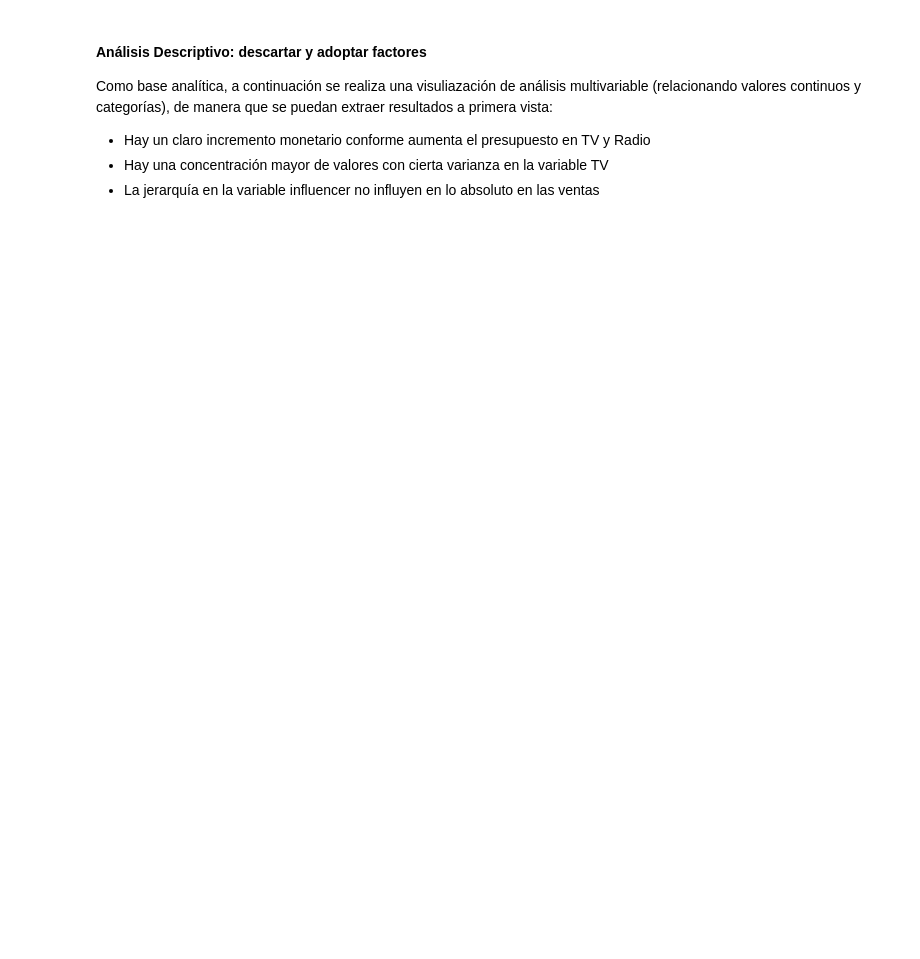
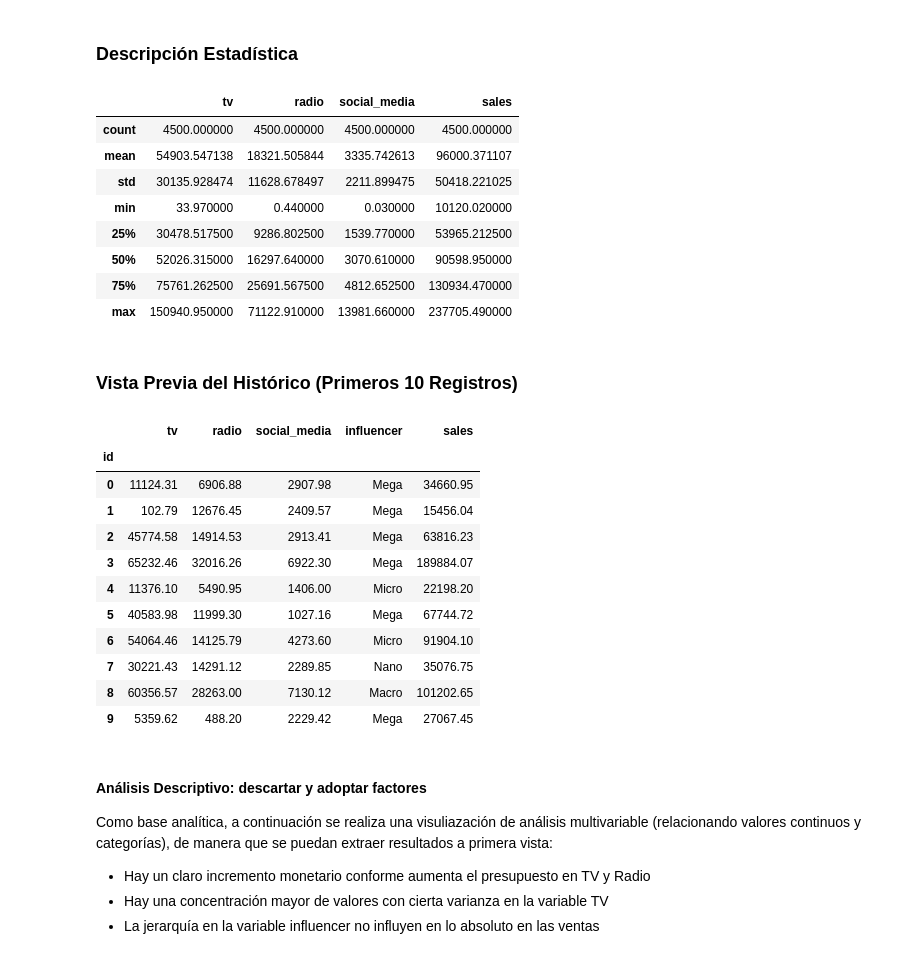
Before and after one commit to genagithub/proyecto-2, a Jupyter notebook: proyecto_2_mmm_product.ipynb, the cells around one changed output. Cells and saved outputs as stored; diff of their text form; code cells hidden in the pictures; blank space fills up the shorter version.

```diff
--- a/proyecto_2_mmm_product.ipynb
+++ b/proyecto_2_mmm_product.ipynb
@@ -1,26 +1,51 @@
 # %%
+from IPython.display import display, Markdown
 import pandas as pd
 import numpy as np
 import matplotlib.pyplot as plt
 import seaborn as sns
 from plotly.subplots import make_subplots
 import plotly.express as px
 import plotly.graph_objects as go
 import dash
-import dash_core_components as dcc
-import dash_html_components as html
+from dash import html, dcc
 from dash.dependencies import Input, Output
 from scipy.stats import pearsonr, zscore, kurtosis, shapiro
 from sklearn.metrics import r2_score, mean_squared_error
 from sklearn.linear_model import LinearRegression
 
 
-df = pd.read_csv("data/advertising_and_sales.csv", index_col="id")
+df = pd.read_csv("/content/advertising_and_sales.csv", index_col="id")
 
-print("Descripción estadística:")
-print(df.describe())
-print("Primeros registros:")
-print(df.head(10))
+display(Markdown("### Descripción Estadística"))
+display(df.describe())
+
+display(Markdown("### Vista Previa del Histórico (Primeros 10 Registros)"))
+display(df.head(10))
+# %% [output]
+### Descripción Estadística
+|  | tv | radio | social_media | sales |
+| count | 4500.000000 | 4500.000000 | 4500.000000 | 4500.000000 |
+| mean | 54903.547138 | 18321.505844 | 3335.742613 | 96000.371107 |
+| std | 30135.928474 | 11628.678497 | 2211.899475 | 50418.221025 |
+| min | 33.970000 | 0.440000 | 0.030000 | 10120.020000 |
+| 25% | 30478.517500 | 9286.802500 | 1539.770000 | 53965.212500 |
+| 50% | 52026.315000 | 16297.640000 | 3070.610000 | 90598.950000 |
+| 75% | 75761.262500 | 25691.567500 | 4812.652500 | 130934.470000 |
+| max | 150940.950000 | 71122.910000 | 13981.660000 | 237705.490000 |
+### Vista Previa del Histórico (Primeros 10 Registros)
+|  | tv | radio | social_media | influencer | sales |
+| id |  |  |  |  |  |
+| 0 | 11124.31 | 6906.88 | 2907.98 | Mega | 34660.95 |
+| 1 | 102.79 | 12676.45 | 2409.57 | Mega | 15456.04 |
+| 2 | 45774.58 | 14914.53 | 2913.41 | Mega | 63816.23 |
+| 3 | 65232.46 | 32016.26 | 6922.30 | Mega | 189884.07 |
+| 4 | 11376.10 | 5490.95 | 1406.00 | Micro | 22198.20 |
+| 5 | 40583.98 | 11999.30 | 1027.16 | Mega | 67744.72 |
+| 6 | 54064.46 | 14125.79 | 4273.60 | Micro | 91904.10 |
+| 7 | 30221.43 | 14291.12 | 2289.85 | Nano | 35076.75 |
+| 8 | 60356.57 | 28263.00 | 7130.12 | Macro | 101202.65 |
+| 9 | 5359.62 | 488.20 | 2229.42 | Mega | 27067.45 |
 # %% [markdown]
 #### Análisis Descriptivo: descartar y adoptar factores
 Como base analítica, a continuación se realiza una visuliazación de análisis multivariable (relacionando valores continuos y categorías), de manera que se puedan extraer resultados a primera vista:
```
Also changed, not shown: parts of 6 cells of this notebook.
